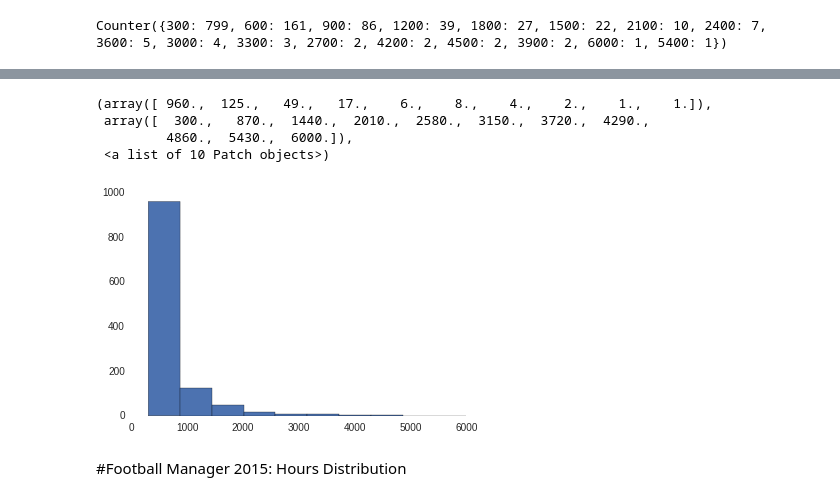
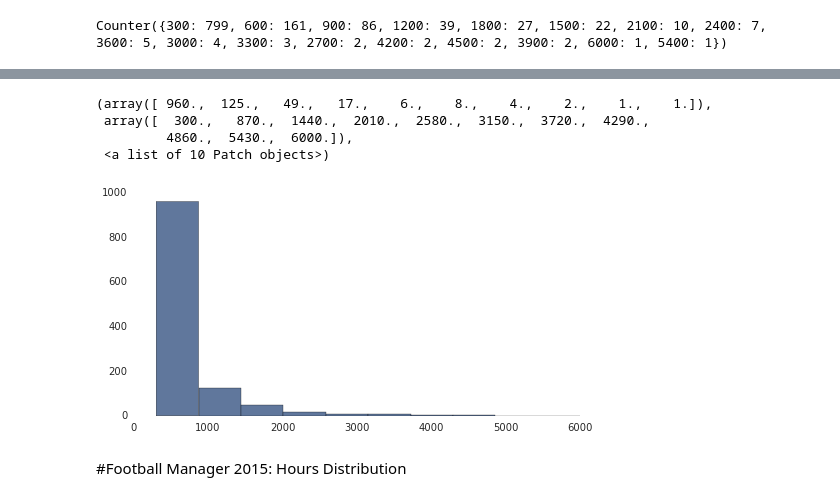
Before and after one commit to mulhod/reviewer_experience_prediction, a Jupyter notebook: ipython_notebooks/Exploring_Review_Data.ipynb, the cells around one changed output, grey strips where cells are left out. Saved outputs shown, nothing was run; the diff lists cells and outputs as text; code cells hidden in the pictures.

Commit message:
Updated IPython notebooks a little and the make_train_test_sets.py script.

```diff
--- a/ipython_notebooks/Exploring_Review_Data.ipynb
+++ b/ipython_notebooks/Exploring_Review_Data.ipynb
@@ -162,17 +162,24 @@ dtype: int64
 # %%
 # The table above is nice, but let's do better and try to get a histogram
 # Don't worry about all this importing stuff, it's just from something I read in a blog
 # post
+# Actually, go and check out the blog post here:
+# http://nbviewer.ipython.org/github/mwaskom/seaborn/blob/master/examples/plotting_distributions.ipynb
+# It's in, you guessed it, an IPython notebook! Shows what you can do with
+# matplotlib.
 %matplotlib inline
 import pandas as pd
+import seaborn as sns
 import matplotlib.pyplot as plt
+sns.set_palette("deep", desat=.6)
+sns.set_context(rc={"figure.figsize": (8, 4)})
 plt.hist(rounded_length_series)
 # %% [output]
 (array([ 960.,  125.,   49.,   17.,    6.,    8.,    4.,    2.,    1.,    1.]),
  array([  300.,   870.,  1440.,  2010.,  2580.,  3150.,  3720.,  4290.,
          4860.,  5430.,  6000.]),
  <a list of 10 Patch objects>)
-[figure, old version]
+[figure, new version]
 # %%
 # That is one nice-looking histogram!
 # From it, we can really see just how few reviews there are past 1,000
```
Also changed, not shown: parts of 8 cells of this notebook, 2 other files.
